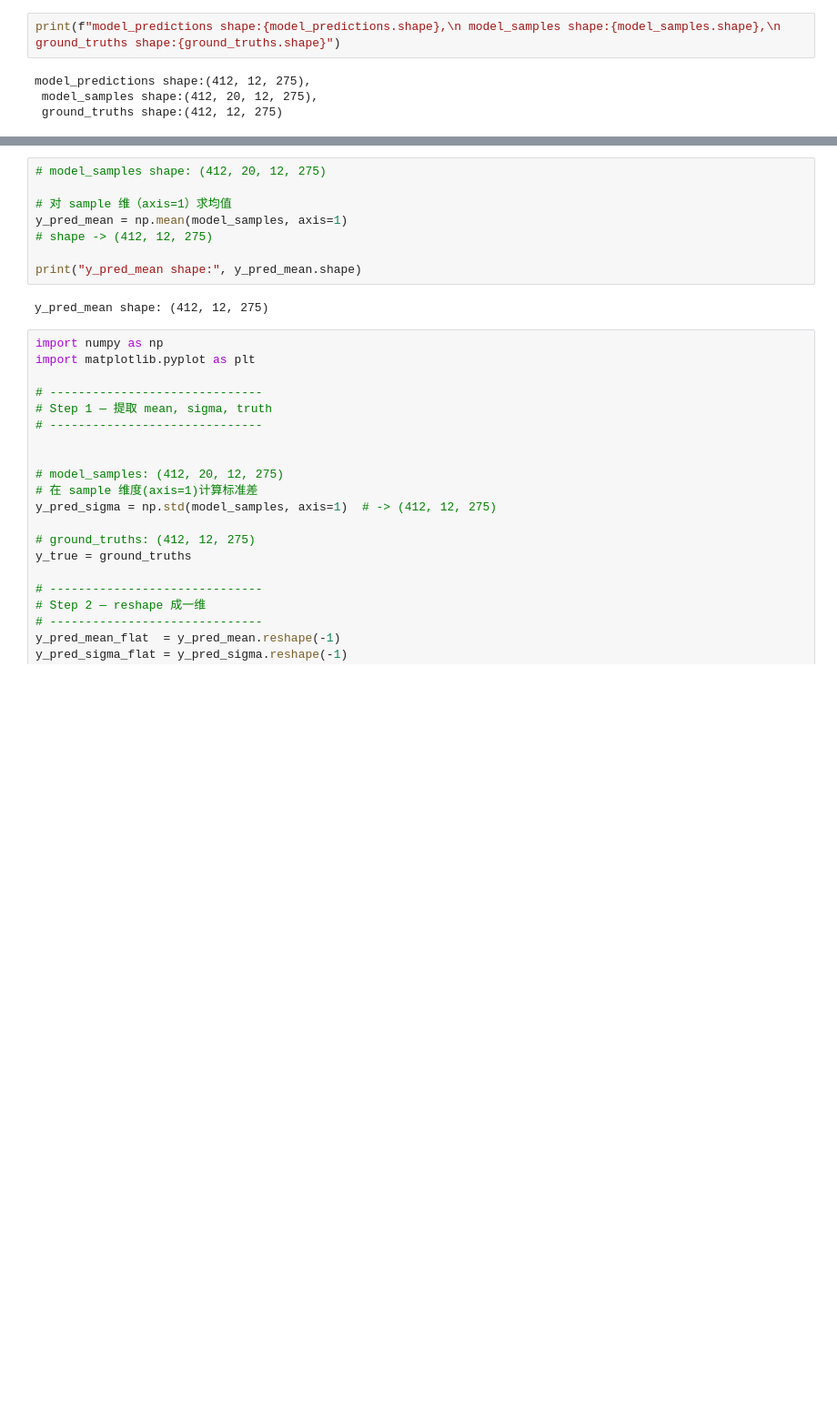
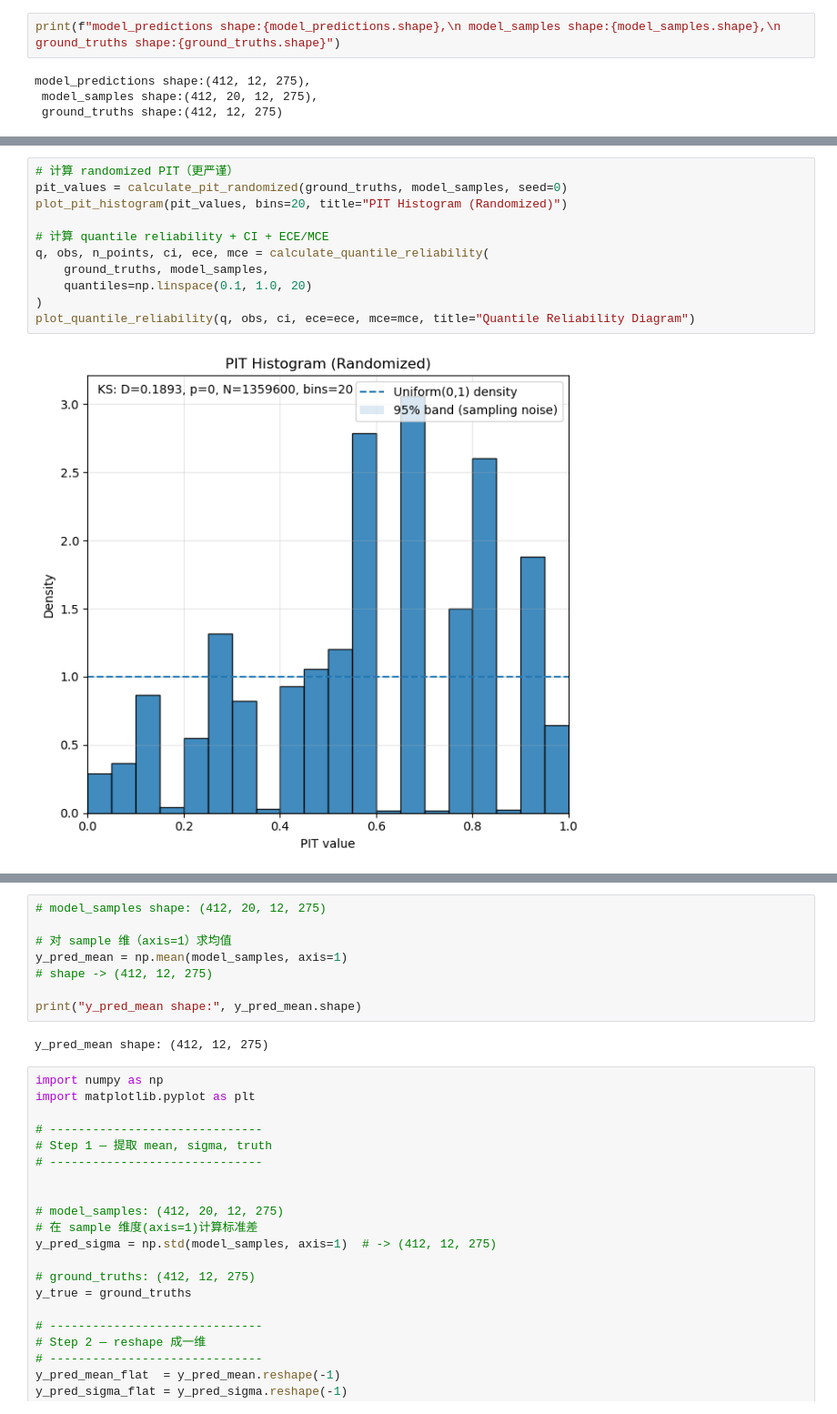
Before and after one commit to ZJU-Andy-Lau/STDM, a Jupyter notebook: draw_p.ipynb, the cells around one changed output, grey strips where cells are left out. Shown at 91% size. Cells and saved outputs as stored; diff of their text form; blank space fills up the shorter version.

```diff
--- a/draw_p.ipynb
+++ b/draw_p.ipynb
@@ -27,0 +234,13 @@ model_predictions shape:(412, 12, 275),
+# %%
+# 计算 randomized PIT（更严谨）
+pit_values = calculate_pit_randomized(ground_truths, model_samples, seed=0)
+plot_pit_histogram(pit_values, bins=20, title="PIT Histogram (Randomized)")
+
+# 计算 quantile reliability + CI + ECE/MCE
+q, obs, n_points, ci, ece, mce = calculate_quantile_reliability(
+    ground_truths, model_samples,
+    quantiles=np.linspace(0.1, 1.0, 20)
+)
+plot_quantile_reliability(q, obs, ci, ece=ece, mce=mce, title="Quantile Reliability Diagram")
+# %% [output]
+[figure, added]
```
Also changed, not shown: parts of 13 cells of this notebook, 1 other file.
